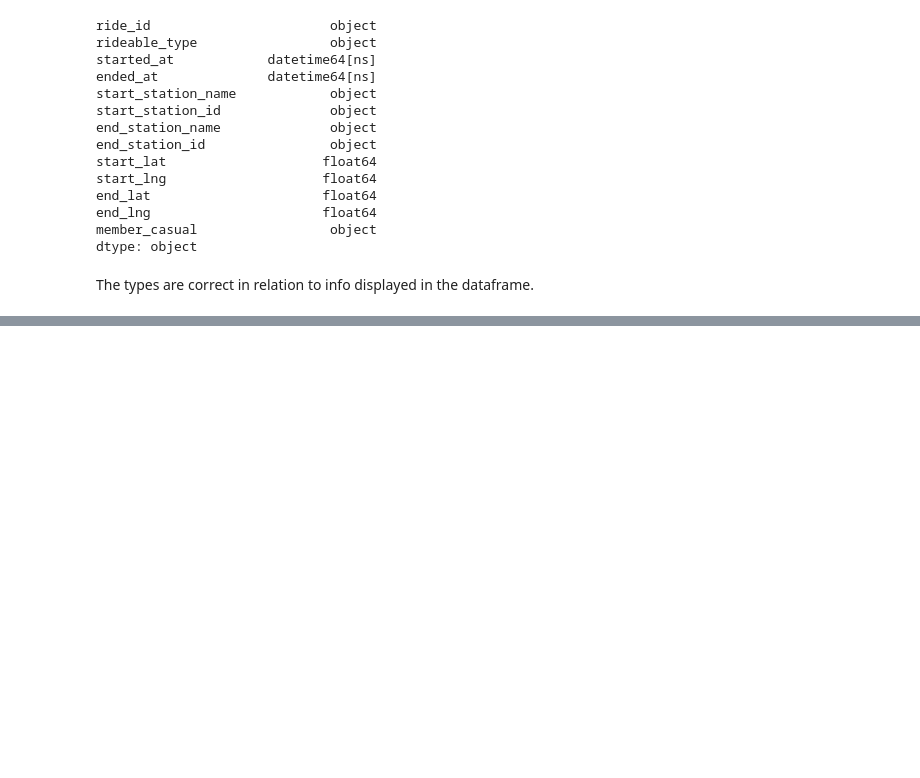
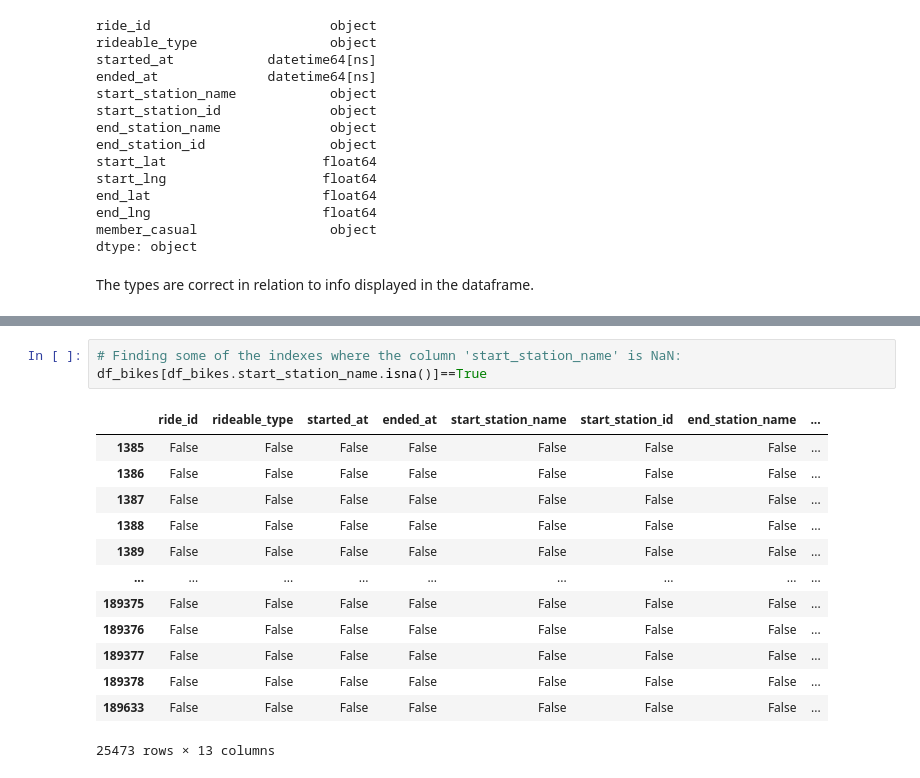
Before and after one commit to Lau397/Case_Study_Bike-Share, a Jupyter notebook: DA_Cyclistic.ipynb, the cells around one changed output, grey strips where cells are left out. Drawn from its saved outputs; the diff is of its cells as text; blank space fills up the shorter version.

```diff
--- a/DA_Cyclistic.ipynb
+++ b/DA_Cyclistic.ipynb
@@ -77,0 +97,17 @@ df_bikes['ended_at']
+# %%
+# Finding some of the indexes where the column 'start_station_name' is NaN:
+df_bikes[df_bikes.start_station_name.isna()]==True
+# %% [output]
+|  | ride_id | rideable_type | started_at | ended_at | start_station_name | start_station_id | end_station_name | ... |
+| 1385 | False | False | False | False | False | False | False | ... |
+| 1386 | False | False | False | False | False | False | False | ... |
+| 1387 | False | False | False | False | False | False | False | ... |
+| 1388 | False | False | False | False | False | False | False | ... |
+| 1389 | False | False | False | False | False | False | False | ... |
+| ... | ... | ... | ... | ... | ... | ... | ... | ... |
+| 189375 | False | False | False | False | False | False | False | ... |
+| 189376 | False | False | False | False | False | False | False | ... |
+| 189377 | False | False | False | False | False | False | False | ... |
+| 189378 | False | False | False | False | False | False | False | ... |
+| 189633 | False | False | False | False | False | False | False | ... |
+25473 rows × 13 columns
```
Also changed, not shown: parts of 10 cells of this notebook.
